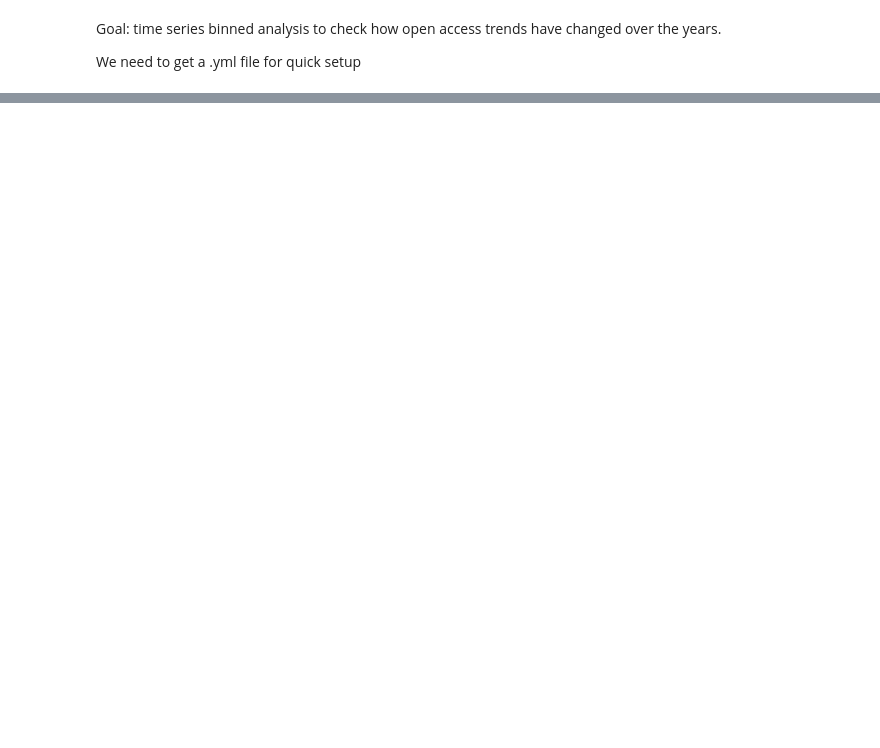
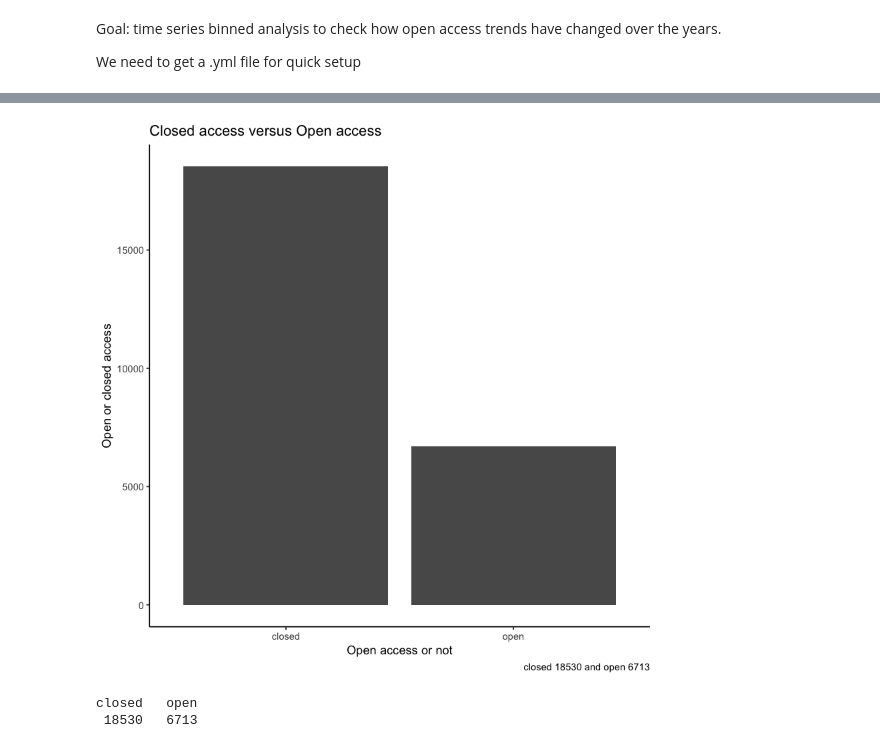
Before and after one commit to BioinfoNet/Data-mining, a Jupyter notebook: Notebooks/data-import-visualization.ipynb, the cells around one changed output, grey strips where cells are left out. Saved outputs shown, nothing was run; the diff lists cells and outputs as text; code cells hidden in the pictures; blank space fills up the shorter version.

```diff
--- a/Notebooks/data-import-visualization.ipynb
+++ b/Notebooks/data-import-visualization.ipynb
@@ -179,0 +169,13 @@ Warning message:
+# %%
+p2 <- ggplot(df, aes(isopen)) + geom_bar(fill = "black", col = "black") +
+labs(x = "Open access or not", title = "Closed access versus Open access",
+y ="Open or closed access", caption = "closed 18530 and open 6713") + theme_classic()
+# %%
+p2
+# %% [output]
+[figure, added]
+# %%
+table(df$isopen)
+# %% [output]
+closed   open
+ 18530   6713
```
Also changed, not shown: parts of 21 cells of this notebook.
